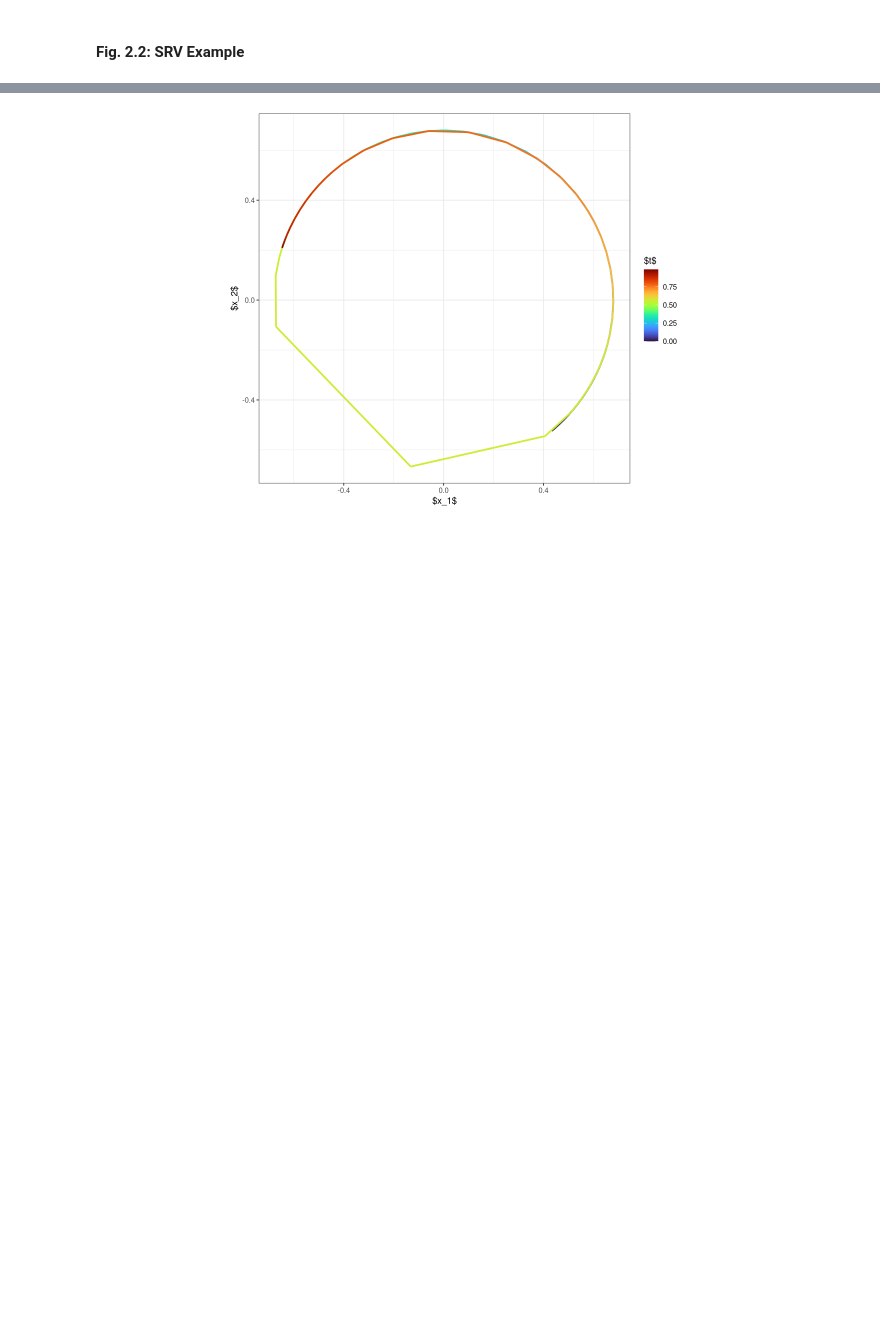
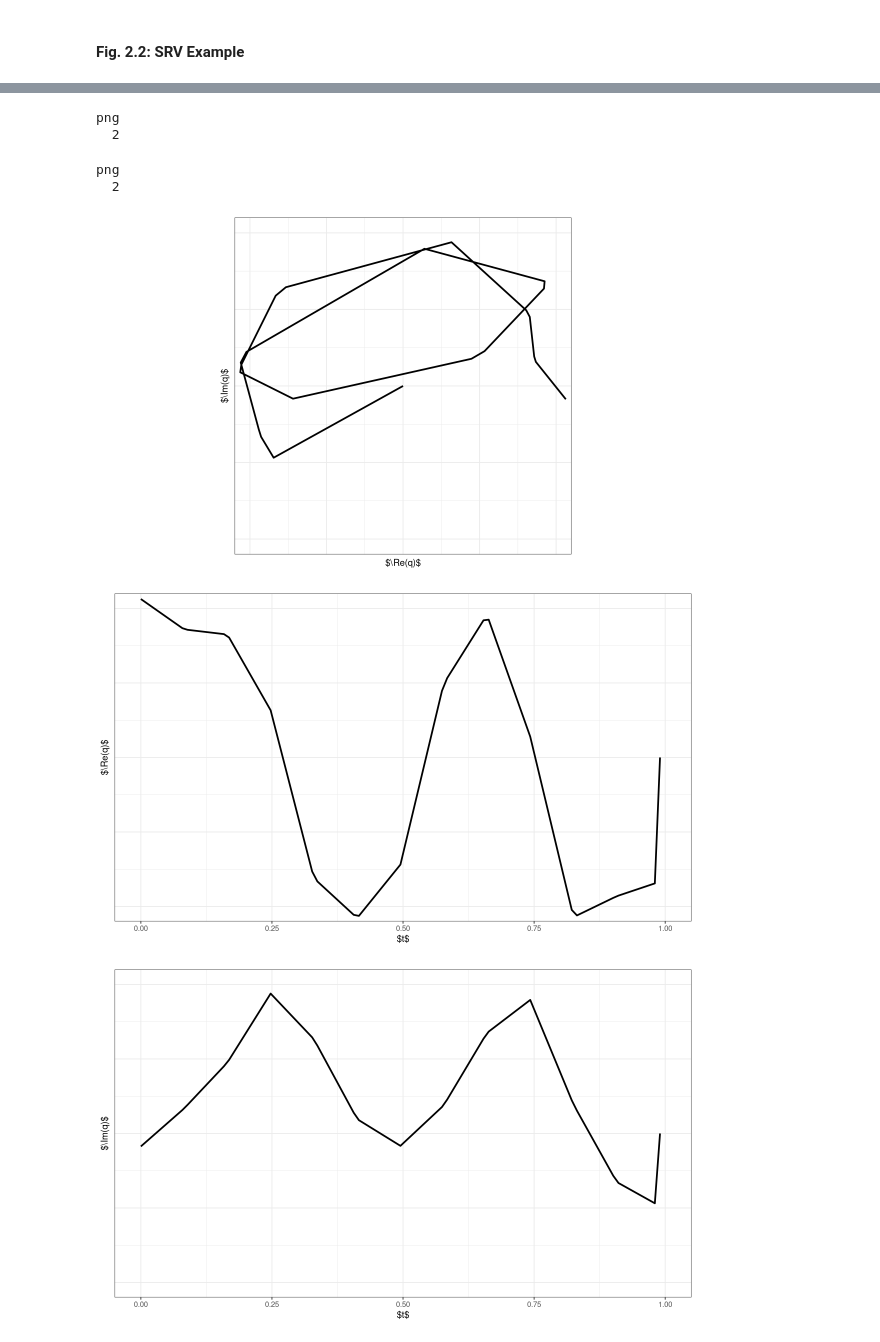
Before and after one commit to mpff/masterthesis, a Jupyter notebook: notebooks/Thesis_Plots.ipynb, the cells around one changed output, grey strips where cells are left out. Saved outputs shown, nothing was run; the diff lists cells and outputs as text; code cells hidden in the pictures; blank space fills up the shorter version.

```diff
--- a/notebooks/Thesis_Plots.ipynb
+++ b/notebooks/Thesis_Plots.ipynb
@@ -278,7 +281,7 @@ png
 # %% [markdown]
 #### Fig. 2.1: Curve Example
 # %%
-pfit <- pfits.smooth[[3]]
+pfit <- pfits.smooth[[5]]
 pfit$t <- seq(0, 1, length.out=length(pfit$X1))
 
 p.curve <- ggplot(pfit, aes(x=X1, y=X2)) +
@@ -293,14 +296,14 @@ p.curveX <- ggplot(pfit, aes(x=t, y=X1)) +
     geom_path(size = 1) +
     labs(x = "$t$", y = "$\\Re(\\beta)$") +
     theme_thesis() +
-    coord_fixed(xlim = c(0,1), ylim = c(-0.21, 0.21)) +
+    coord_cartesian(xlim = c(0,1), ylim = c(-0.21, 0.21)) +
     theme(axis.ticks.y = element_blank(), axis.text.y = element_blank())
 
 p.curveY <- ggplot(pfit, aes(x=t, y=X2)) +
     geom_path(size = 1) +
     labs(x = "$t$", y = "$\\Im(\\beta)$") +
     theme_thesis() +
-    coord_fixed(xlim = c(0,1), ylim = c(-0.21, 0.21)) +
+    coord_cartesian(xlim = c(0,1), ylim = c(-0.21, 0.21)) +
     theme(axis.ticks.y = element_blank(), axis.text.y = element_blank())
 
 tikzDevice::tikz(file = "../tex/graphics/2-curve.tex", width = 3, height = 3)
@@ -330,9 +333,8 @@ png
 #### Fig. 2.2: SRV Example
 # %%
 srvs.warp <- lapply(seq(2), function(j){
-    pfit <- pfits.example[[3]]
-    pfit$t <- elasdics::get_arc_length_param(pfits.example[[3]])
-    pfit <- head(pfit, -1)
+    pfit <- pfits.smooth[[5]]
+    pfit$t <- seq(0, 1, length.out=length(pfit$X1))
     if(j == 1){pfit$X1 <- pfit$X1 + 0.03}
     if(j == 2){
         pfit$t <- pfit$t^4
@@ -343,17 +345,40 @@ srvs.warp <- lapply(seq(2), function(j){
     srv
 })
 
-p.srv1 <- ggplot(srvs.warp[[1]], aes(x=X1, y=X2)) +
-    geom_path(aes(col=t), size = 1) +
-    scale_color_viridis(option = "H") +
-    labs(x = "$x_1$", y = "$x_2$", color="$t$") +
+p.srv <- ggplot(srvs.warp[[1]], aes(x=X1, y=X2)) +
+    geom_path(size = 1) +
+    labs(x = "$\\Re(q)$", y = "$\\Im(q)$") +
     theme_thesis() +
-    coord_fixed()
-    #theme(axis.ticks.x = element_blank(), axis.ticks.y = element_blank(),
-    #    axis.text.x = element_blank(), axis.text.y = element_blank(),
-    #    legend.key.height = unit(0.75, 'cm'), legend.key.width = unit(0.15, 'cm'),
-    #    legend.text = element_text(size=rel(0.7))) +
-    #coord_fixed(xlim = c(-0.15,0.15), ylim = c(-0.21, 0.21))
+    coord_fixed(xlim = c(-1,1), ylim = c(-1, 1)) +
+    theme(axis.ticks.x = element_blank(), axis.ticks.y = element_blank(),
+        axis.text.x = element_blank(), axis.text.y = element_blank())
 
-plot(p.srv1)
+
+p.srvX <- ggplot(srvs.warp[[1]], aes(x=t, y=X1)) +
+    geom_path(size = 1) +
+    labs(x = "$t$", y = "$\\Re(q)$") +
+    theme_thesis() +
+    coord_cartesian(xlim = c(0,1), ylim = c(-1,1)) +
+    theme(axis.ticks.y = element_blank(), axis.text.y = element_blank())
+
+p.srvY <- ggplot(srvs.warp[[1]], aes(x=t, y=X2)) +
+    geom_path(size = 1) +
+    labs(x = "$t$", y = "$\\Im(q)$") +
+    theme_thesis() +
+    coord_cartesian(xlim = c(0,1), ylim = c(-1, 1)) +
+    theme(axis.ticks.y = element_blank(), axis.text.y = element_blank())
+
+tikzDevice::tikz(file = "../tex/graphics/2-srv.tex", width = 3, height = 3)
+print(p.srv)
+dev.off()
+tikzDevice::tikz(file = "../tex/graphics/2-srvX.tex", width = 3, height = 1.4)
+print(p.srvX)
+dev.off()
+tikzDevice::tikz(file = "../tex/graphics/2-srvY.tex", width = 3, height = 1.4)
+print(p.srvY)
+dev.off()
+
+plot(p.srv)
+plot(p.srvX)
+plot(p.srvY)
 # %% [output]
@@ -360 +387,7 @@ plot(p.srv1)
+png
+  2
+png
+  2
-[figure, old version]
+[figure, new version]
+[figure, added]
+[figure, added]
```
Also changed, not shown: parts of 21 cells of this notebook, 23 other files.
